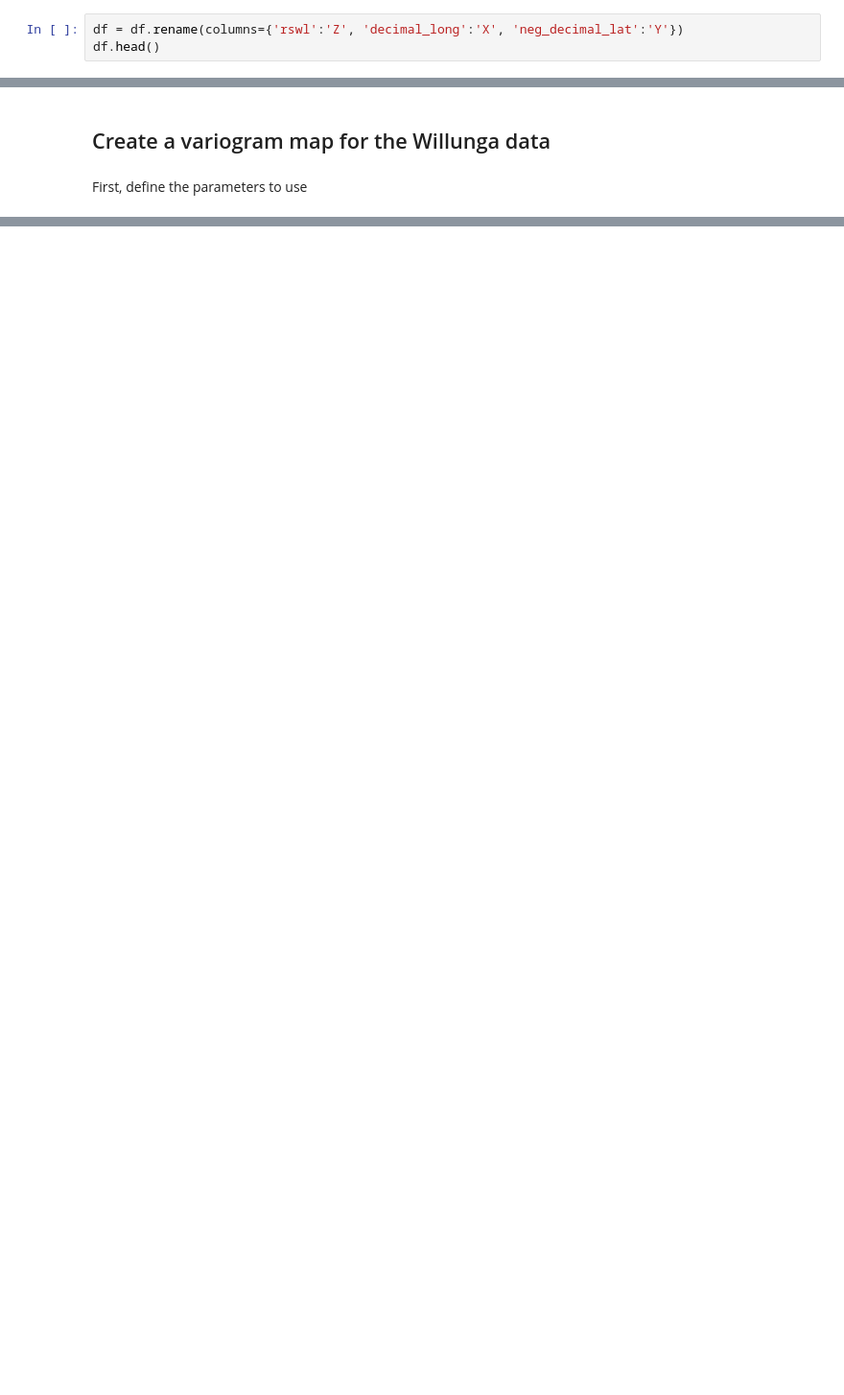
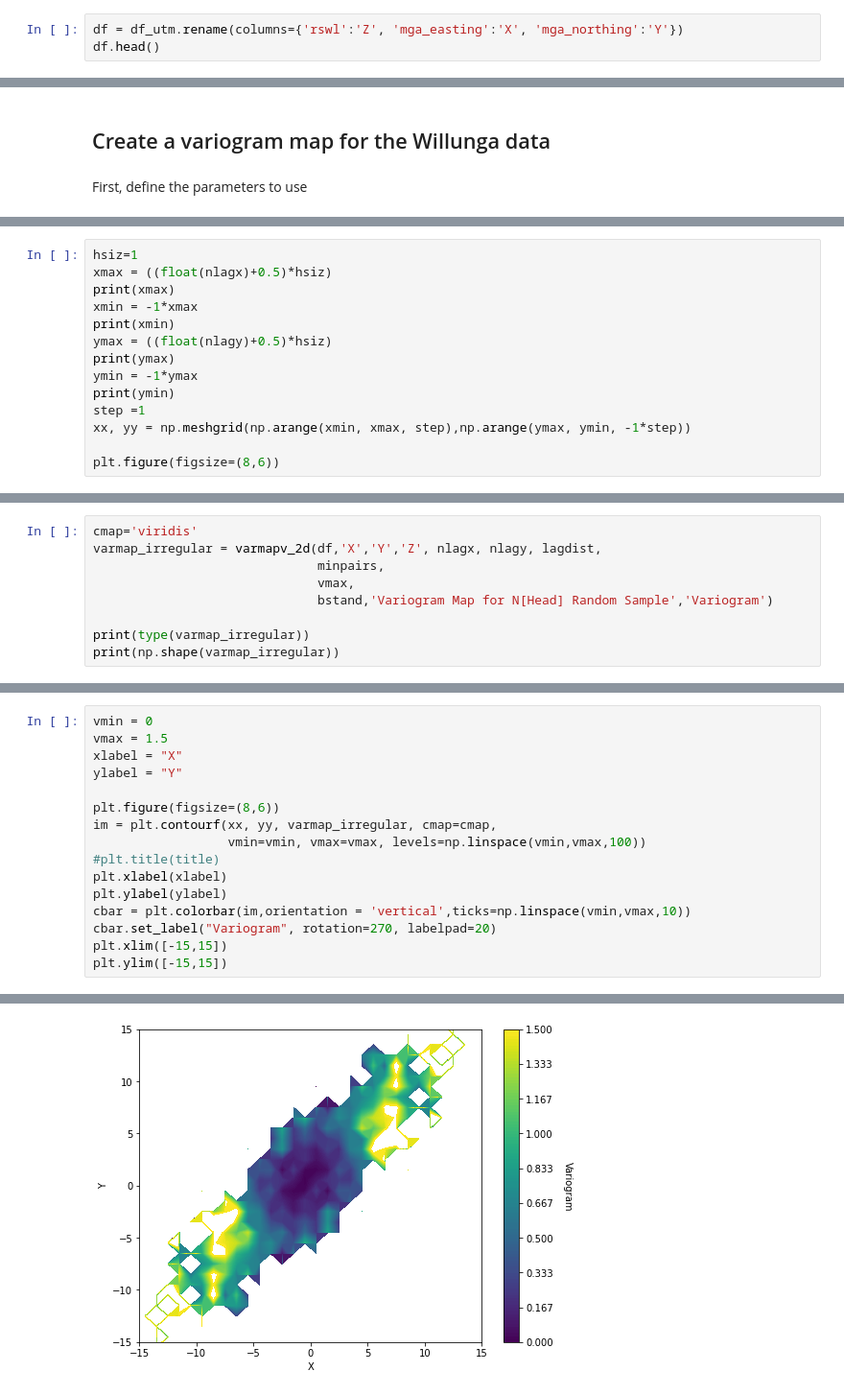
Before and after one commit to sarahkmarshall/willunga_wt, a Jupyter notebook: variogram_calculation.ipynb, the cells around one changed output, grey strips where cells are left out. Shown at 96% size. Cells and saved outputs as stored; diff of their text form; blank space fills up the shorter version.

Commit message:
Adapted scripts from GeoStatsGuy modeling variogram then kriging using anisotropic model

```diff
--- a/variogram_calculation.ipynb
+++ b/variogram_calculation.ipynb
@@ -660,6 +307,6 @@ df_utm = df.drop(columns=['DHNO', 'DHNO.1', 'Unit_No', 'Unit_Number', 'dh_name',
        'water_chemistry', 'geophys_log', 'drill_log', 'lith_log', 'geometry',
        'Datetime'])
 # %%
-df = df.rename(columns={'rswl':'Z', 'decimal_long':'X', 'neg_decimal_lat':'Y'})
+df = df_utm.rename(columns={'rswl':'Z', 'mga_easting':'X', 'mga_northing':'Y'})
 df.head()
 # %% [output]
@@ -1096,0 +350,14 @@ rand_sample.head()
+# %%
+hsiz=1
+xmax = ((float(nlagx)+0.5)*hsiz)
+print(xmax)
+xmin = -1*xmax
+print(xmin)
+ymax = ((float(nlagy)+0.5)*hsiz)
+print(ymax)
+ymin = -1*ymax
+print(ymin)
+step =1
+xx, yy = np.meshgrid(np.arange(xmin, xmax, step),np.arange(ymax, ymin, -1*step))
+
+plt.figure(figsize=(8,6))
@@ -1096,0 +371,9 @@ rand_sample.head()
+# %%
+cmap='viridis'
+varmap_irregular = varmapv_2d(df,'X','Y','Z', nlagx, nlagy, lagdist,
+                              minpairs,
+                              vmax,
+                              bstand,'Variogram Map for N[Head] Random Sample','Variogram')
+
+print(type(varmap_irregular))
+print(np.shape(varmap_irregular))
@@ -1096,0 +383,17 @@ rand_sample.head()
+# %%
+vmin = 0
+vmax = 1.5
+xlabel = "X"
+ylabel = "Y"
+
+plt.figure(figsize=(8,6))
+im = plt.contourf(xx, yy, varmap_irregular, cmap=cmap,
+                  vmin=vmin, vmax=vmax, levels=np.linspace(vmin,vmax,100))
+#plt.title(title)
+plt.xlabel(xlabel)
+plt.ylabel(ylabel)
+cbar = plt.colorbar(im,orientation = 'vertical',ticks=np.linspace(vmin,vmax,10))
+cbar.set_label("Variogram", rotation=270, labelpad=20)
+plt.xlim([-15,15])
+plt.ylim([-15,15])
+# %% [output]
@@ -1096,0 +401 @@ rand_sample.head()
+[figure, added]
```
Also changed, not shown: parts of 207 cells of this notebook.
